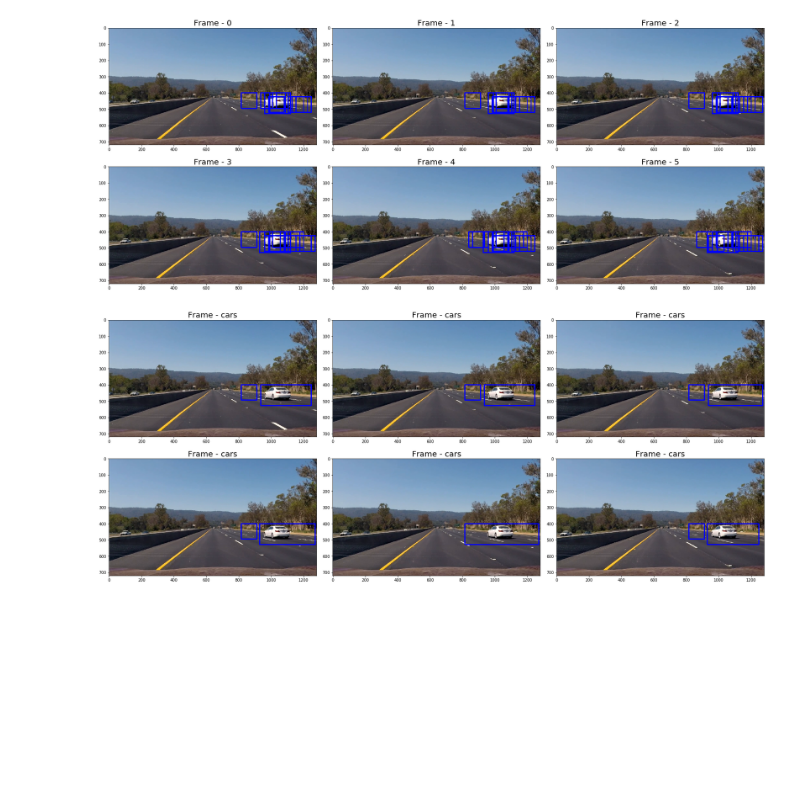
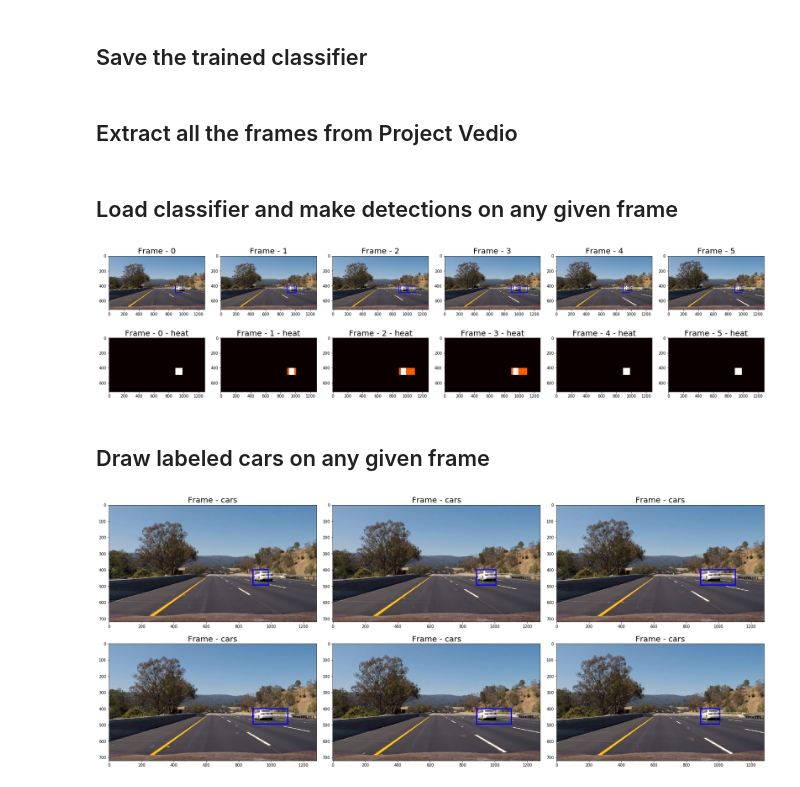
Before and after one commit to liaochiheng/CarND-Term1-P5, a Jupyter notebook: P5.ipynb, the cells around one changed output. Saved outputs shown, nothing was run; the diff lists cells and outputs as text; code cells hidden in the pictures; blank space fills up the shorter version.

```diff
--- a/P5.ipynb
+++ b/P5.ipynb
@@ -307,36 +382,57 @@ plt.imshow(test)
+# %% [markdown]
+## Save the trained classifier
+# %%
+import pickle
+
+with open('clf.pickle', 'wb') as f:
+    pickle.dump(clf, f)
+# %% [markdown]
+## Extract all the frames from Project Vedio
 # %%
 from moviepy.editor import VideoFileClip
 
 clip = VideoFileClip('project_video.mp4')
 
 frames = [frame for frame in clip.iter_frames()]
+# %% [markdown]
+## Load classifier and make detections on any given frame
 # %%
-finder = CarFinder(clf)
+with open('clf.pickle', 'rb') as f:
+    clf2 = pickle.load(f)
 
-start = int(clip.fps*15)
+finder = CarFinder(clf2)
+
+# The given frame
+start = int(clip.fps*20)
+# Hold the images for next 6 frames
 imgs = [frames[i + start] for i in range(6)]
-bboxs = []
 
-f, axs = plt.subplots(2, 3, figsize=(24, 10))
+f, axs = plt.subplots(2, 6, figsize=(24, 6))
 f.tight_layout()
 
 for i in range( len(imgs) ):
     img = imgs[i]
     #bbox = finder.find_cars(img, ystart, ystop, 1.5)
-    bbox1 = finder.find_cars(img, scale=1.5)
-    bbox2 = finder.find_cars(img, scale=2.0)
-    bbox = bbox1 + bbox2
+    bbox = finder.find_cars(img, scale=1.5)
+    #bbox2 = finder.find_cars(img, scale=2.0)
+    #bbox = bbox1 + bbox2
+    heat = finder.heat_thresh(img, bbox, thresh=0)
     cars = finder.draw_bbox(img, bbox)
-    bboxs.append(bbox)
+    #bboxs.append(bbox)
 
-    ax = axs[i // 3][i % 3]
+    ax = axs[0][i]
     ax.imshow(cars)
     ax.set_title('Frame - {}'.format(i), fontsize=20)
+    ax = axs[1][i]
+    ax.imshow(heat, cmap='hot')
+    ax.set_title('Frame - {} - heat'.format(i), fontsize=20)
 # %% [output]
-[figure, old version]
+[figure, new version]
+# %% [markdown]
+## Draw labeled cars on any given frame
 # %%
-finder = CarFinder(clf)
-start = int(clip.fps*15)
+finder = CarFinder(clf2)
+start = int(clip.fps*20)
 imgs = [frames[i + start] for i in range(6)]
 
 f, axs = plt.subplots(2, 3, figsize=(24, 10))
@@ -344,9 +440,9 @@ f.tight_layout()
 
 for i in range( len(imgs) ):
     img = imgs[i]
-    img_cars = finder.draw_cars(img)
+    img_cars = finder.draw_cars_cons(img, thresh=2)
     ax = axs[i // 3][i % 3]
     ax.imshow(img_cars)
     ax.set_title('Frame - cars', fontsize=20)
 # %% [output]
-[figure, old version]
+[figure, new version]
```
Also changed, not shown: parts of 13 cells of this notebook, 10 other files.
